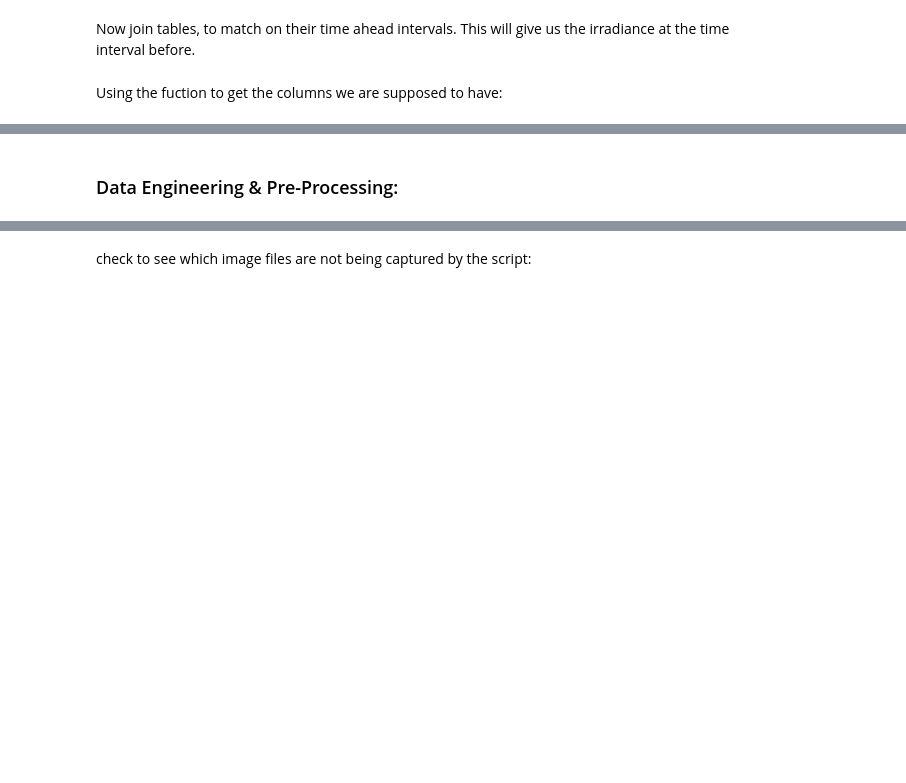
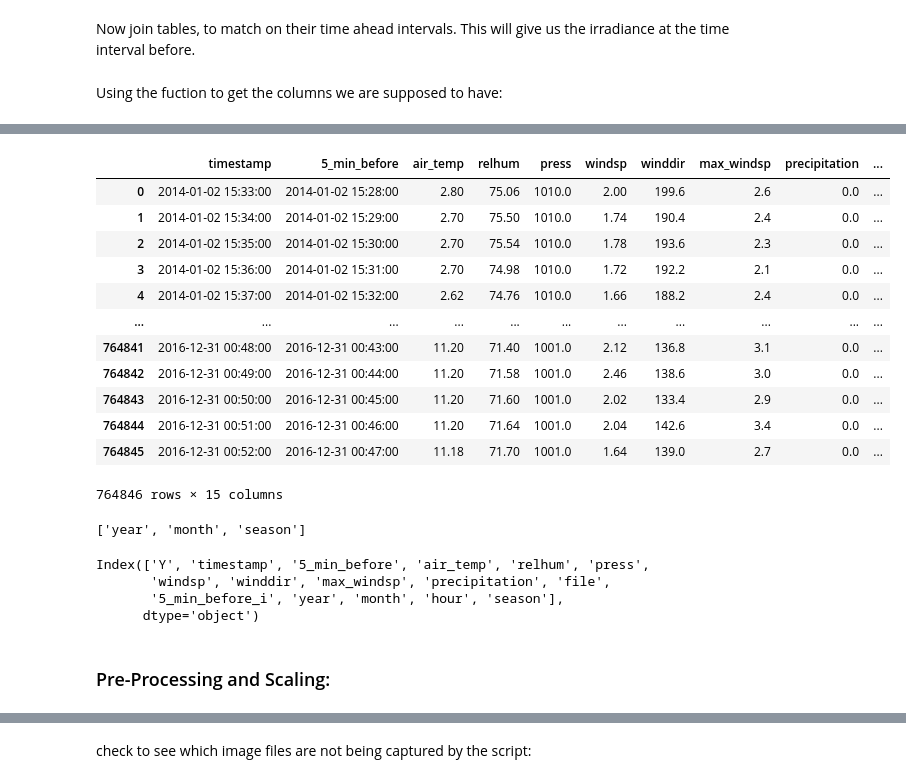
Before and after one commit to elenasm7/Research_paper_data, a Jupyter notebook: Data_preprocessing.ipynb, the cells around one changed output, grey strips where cells are left out. Drawn from its saved outputs; the diff is of its cells as text; code cells hidden in the pictures; blank space fills up the shorter version.

Commit message:
finish data processing

```diff
--- a/Data_preprocessing.ipynb
+++ b/Data_preprocessing.ipynb
@@ -374,2 +456,31 @@ save_pickle("../data_rp/df_30_min_data.pkl",df_30_min)
+# %%
+df_5_min[df_5_min.columns[1:]]
+# %% [output]
+|  | timestamp | 5_min_before | air_temp | relhum | press | windsp | winddir | max_windsp | precipitation | ... |
+| 0 | 2014-01-02 15:33:00 | 2014-01-02 15:28:00 | 2.80 | 75.06 | 1010.0 | 2.00 | 199.6 | 2.6 | 0.0 | ... |
+| 1 | 2014-01-02 15:34:00 | 2014-01-02 15:29:00 | 2.70 | 75.50 | 1010.0 | 1.74 | 190.4 | 2.4 | 0.0 | ... |
+| 2 | 2014-01-02 15:35:00 | 2014-01-02 15:30:00 | 2.70 | 75.54 | 1010.0 | 1.78 | 193.6 | 2.3 | 0.0 | ... |
+| 3 | 2014-01-02 15:36:00 | 2014-01-02 15:31:00 | 2.70 | 74.98 | 1010.0 | 1.72 | 192.2 | 2.1 | 0.0 | ... |
+| 4 | 2014-01-02 15:37:00 | 2014-01-02 15:32:00 | 2.62 | 74.76 | 1010.0 | 1.66 | 188.2 | 2.4 | 0.0 | ... |
+| ... | ... | ... | ... | ... | ... | ... | ... | ... | ... | ... |
+| 764841 | 2016-12-31 00:48:00 | 2016-12-31 00:43:00 | 11.20 | 71.40 | 1001.0 | 2.12 | 136.8 | 3.1 | 0.0 | ... |
+| 764842 | 2016-12-31 00:49:00 | 2016-12-31 00:44:00 | 11.20 | 71.58 | 1001.0 | 2.46 | 138.6 | 3.0 | 0.0 | ... |
+| 764843 | 2016-12-31 00:50:00 | 2016-12-31 00:45:00 | 11.20 | 71.60 | 1001.0 | 2.02 | 133.4 | 2.9 | 0.0 | ... |
+| 764844 | 2016-12-31 00:51:00 | 2016-12-31 00:46:00 | 11.20 | 71.64 | 1001.0 | 2.04 | 142.6 | 3.4 | 0.0 | ... |
+| 764845 | 2016-12-31 00:52:00 | 2016-12-31 00:47:00 | 11.18 | 71.70 | 1001.0 | 1.64 | 139.0 | 2.7 | 0.0 | ... |
+764846 rows × 15 columns
+# %%
+cols = df_5_min.columns[-4:-2].to_list()
+cols.append(df_5_min.columns[-1])
+print(cols)
+# %% [output]
+['year', 'month', 'season']
+# %%
+df_5_min.columns
+# %% [output]
+Index(['Y', 'timestamp', '5_min_before', 'air_temp', 'relhum', 'press',
+       'windsp', 'winddir', 'max_windsp', 'precipitation', 'file',
+       '5_min_before_i', 'year', 'month', 'hour', 'season'],
+      dtype='object')
 # %% [markdown]
-### Data Engineering & Pre-Processing:
+### Pre-Processing and Scaling:
```
Also changed, not shown: parts of 22 cells of this notebook, 2 other files.
